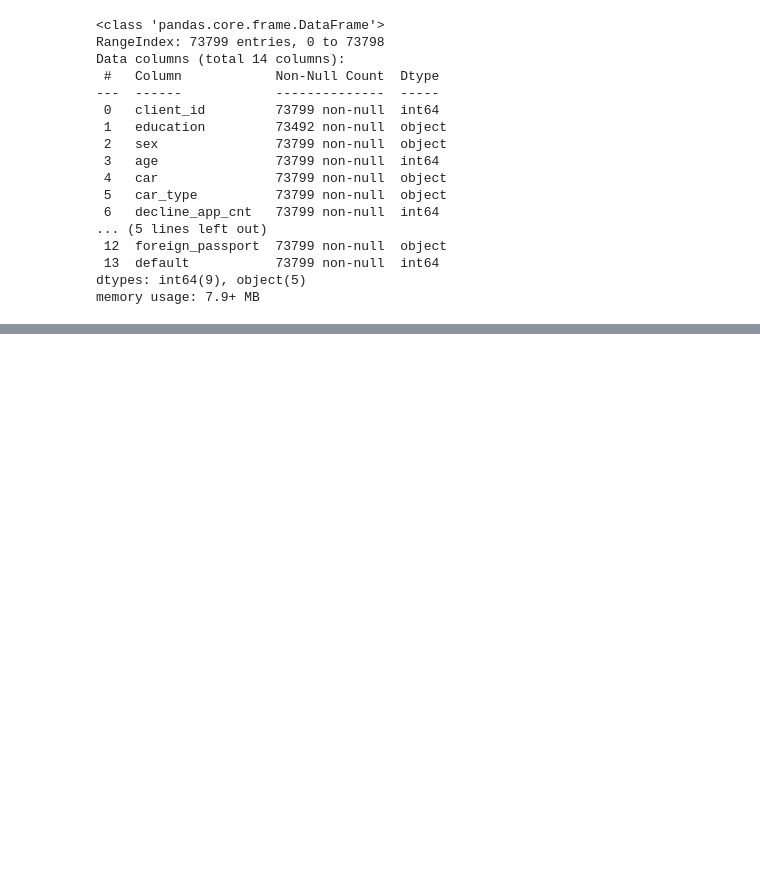
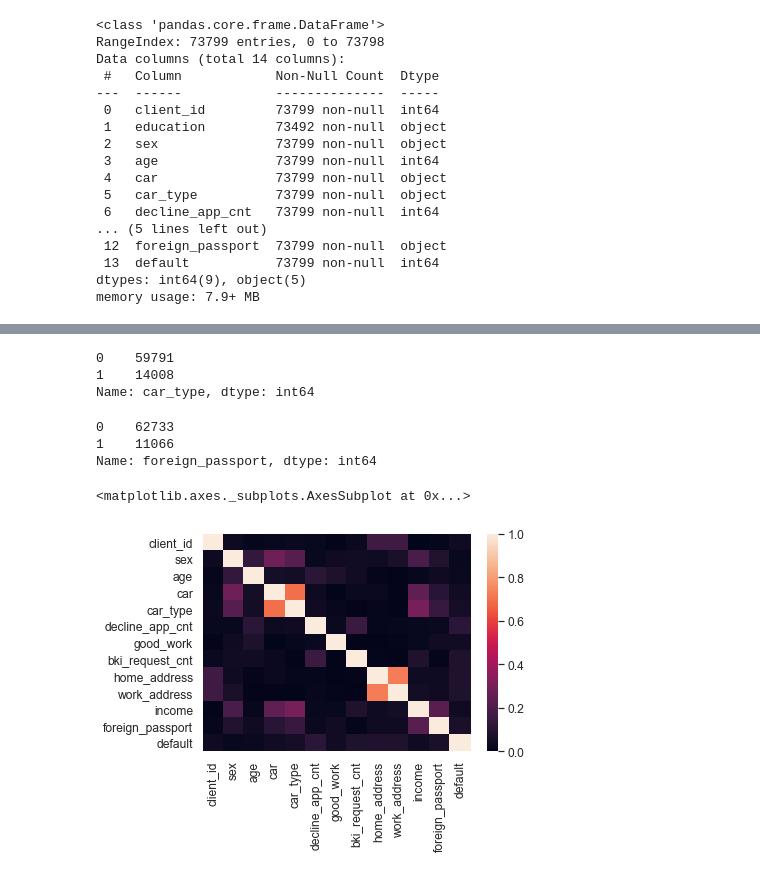
Before and after one commit to IvanAleshin/Skillfactory_projects, a Jupyter notebook: module_4/main_file.ipynb, the cells around one changed output, grey strips where cells are left out. Saved outputs shown, nothing was run; the diff lists cells and outputs as text; code cells hidden in the pictures; blank space fills up the shorter version.

```diff
--- a/module_4/main_file.ipynb
+++ b/module_4/main_file.ipynb
@@ -87,0 +120,6 @@ plt.show()
+# %%
+# Сконвертировать целевые столбцы в бинарные значения (пол, наличие авто)
+data['sex'] = (data['sex'] == 'M').astype('int32')
+data['car'] = (data['car'] == 'Y').astype('int32')
+data['car_type'] = (data['car_type'] == 'Y').astype('int32')
+data['foreign_passport'] = (data['foreign_passport'] == 'Y').astype('int32')
@@ -87,0 +152,17 @@ plt.show()
+# %%
+data.car_type.value_counts()
+# %% [output]
+0    59791
+1    14008
+Name: car_type, dtype: int64
+# %%
+data.foreign_passport.value_counts()
+# %% [output]
+0    62733
+1    11066
+Name: foreign_passport, dtype: int64
+# %%
+sns.heatmap(data.corr().abs(), vmin=0, vmax=1)
+# %% [output]
+<matplotlib.axes._subplots.AxesSubplot at 0x...>
+[figure, added]
```
Also changed, not shown: parts of 11 cells of this notebook, 1 other file.
